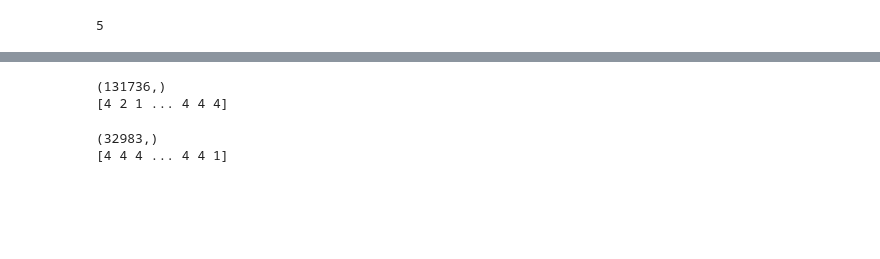
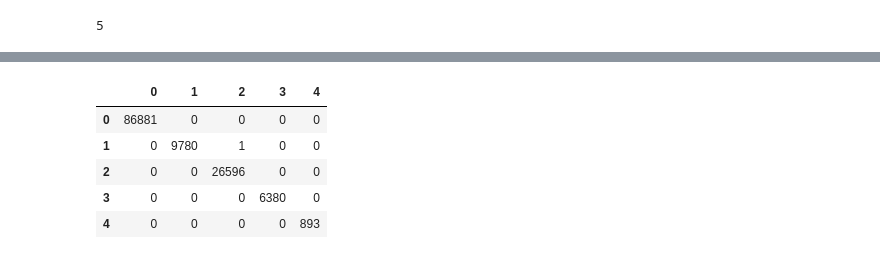
Before and after one commit to adeet1/ml4va, a Jupyter notebook: ML4VA.ipynb, the cells around one changed output, grey strips where cells are left out. Cells and saved outputs as stored; diff of their text form; code cells hidden in the pictures; blank space fills up the shorter version.

```diff
--- a/ML4VA.ipynb
+++ b/ML4VA.ipynb
@@ -253,15 +255,13 @@ KNeighborsClassifier(algorithm='auto', leaf_size=30, metric='minkowski',
 # Make predictions
 Y_train_pred = model.predict(X_train_pca)
 Y_test_pred = model.predict(X_test_pca)
-# %%
-print(Y_train_pred.shape)
-print(Y_train_pred)
-# %% [output]
-(131736,)
-[4 2 1 ... 4 4 4]
-# %%
-print(Y_test_pred.shape)
-print(Y_test_pred)
-# %% [output]
-(32983,)
-[4 4 4 ... 4 4 1]
+# %%
+# Confusion matrix for training set
+pd.DataFrame(confusion_matrix(Y_train_pred, Y_train_tr))
+# %% [output]
+|  | 0 | 1 | 2 | 3 | 4 |
+| 0 | 86881 | 0 | 0 | 0 | 0 |
+| 1 | 0 | 9780 | 1 | 0 | 0 |
+| 2 | 0 | 0 | 26596 | 0 | 0 |
+| 3 | 0 | 0 | 0 | 6380 | 0 |
+| 4 | 0 | 0 | 0 | 0 | 893 |
```
Also changed, not shown: parts of 19 cells of this notebook.
